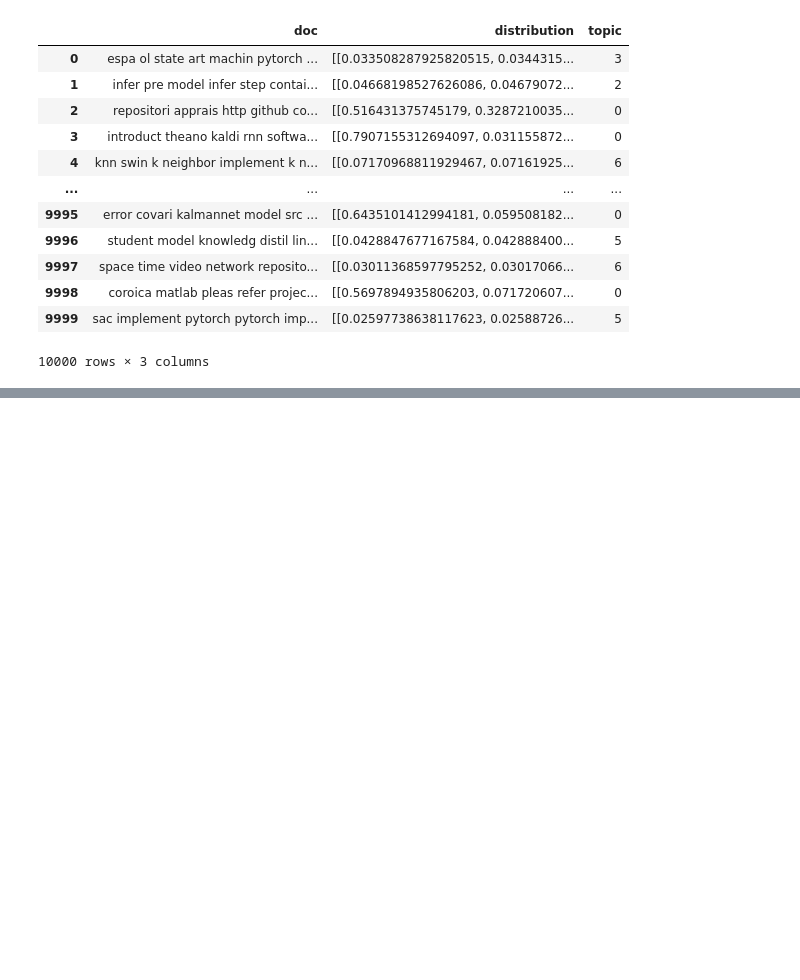
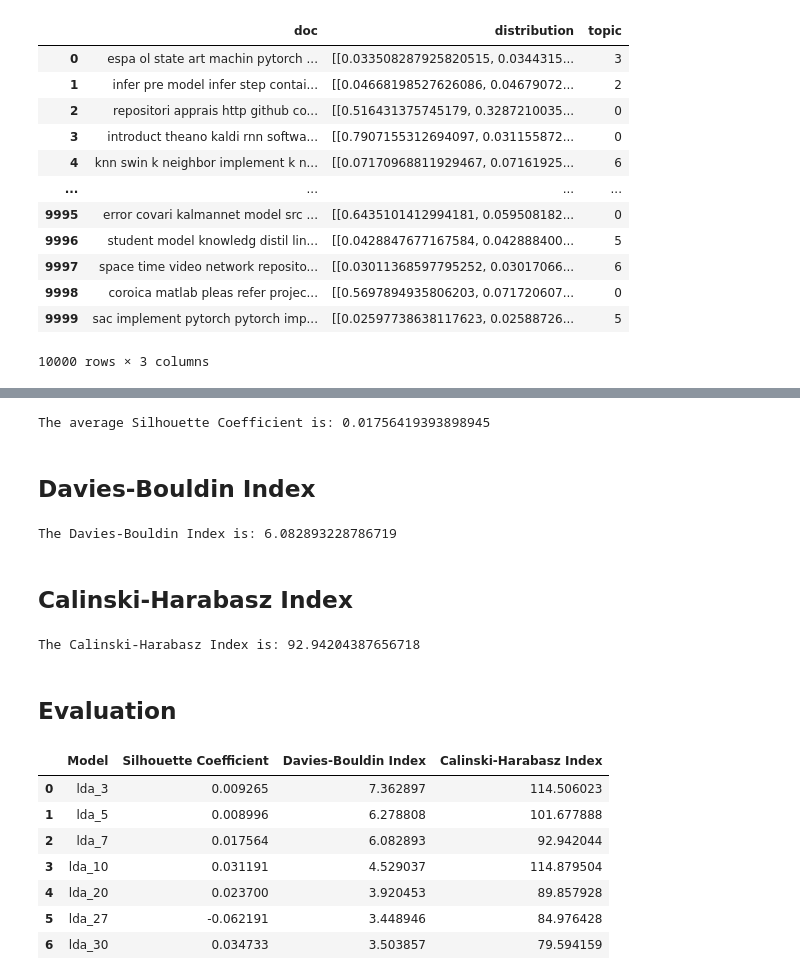
Before and after one commit to RepoMining/LDA_Abstract_README, a Jupyter notebook: lda_predict/readme_predict.ipynb, the cells around one changed output, grey strips where cells are left out. Saved outputs shown, nothing was run; the diff lists cells and outputs as text; code cells hidden in the pictures; blank space fills up the shorter version.

```diff
--- a/lda_predict/readme_predict.ipynb
+++ b/lda_predict/readme_predict.ipynb
@@ -87,0 +92,57 @@ doc_topic
+# %%
+from sklearn.metrics import silhouette_score
+silhouette_avg = silhouette_score(tfidf, doc_topic['topic'])
+# 1 is best
+print("The average Silhouette Coefficient is:", silhouette_avg)
+# %% [output]
+The average Silhouette Coefficient is: 0.01756419393898945
+# %% [markdown]
+## Davies-Bouldin Index
+# %%
+from sklearn.metrics import davies_bouldin_score
+db_index = davies_bouldin_score(tfidf.toarray(), doc_topic['topic'])
+
+print("The Davies-Bouldin Index is:", db_index)
+# %% [output]
+The Davies-Bouldin Index is: 6.082893228786719
+# %% [markdown]
+## Calinski-Harabasz Index
+# %%
+from sklearn.metrics import calinski_harabasz_score
+ch_index = calinski_harabasz_score(tfidf.toarray(), doc_topic['topic'])
+
+print("The Calinski-Harabasz Index is:", ch_index)
+# %% [output]
+The Calinski-Harabasz Index is: 92.94204387656718
+# %% [markdown]
+## Evaluation
+# %%
+def evaluate(X, labels, lda):
+    silhouette_avg = silhouette_score(X, labels)
+    db_index = davies_bouldin_score(X.toarray(), labels)
+    ch_index = calinski_harabasz_score(X.toarray(), labels)
+    return [lda, silhouette_avg, db_index, ch_index]
+
+performance = []
+for n_t in n_topics:
+    lda = load(lda_ModelPath + "lda_" + str(n_t) + ".pt")
+    rows = []
+    for idx, doc in enumerate(tfidf):
+        distribution = lda.transform(doc)
+        topic_id = np.argmax(distribution)
+        data = [docLst[idx], distribution, topic_id]
+        rows.append(data)
+    doc_topic = pd.DataFrame(rows, columns=['doc', 'distribution', 'topic'])
+    performance.append(evaluate(tfidf, doc_topic['topic'], "lda_"+str(n_t)))
+
+performance = pd.DataFrame(performance, columns=['Model', 'Silhouette Coefficient', 'Davies-Bouldin Index', 'Calinski-Harabasz Index'])
+performance
+# %% [output]
+|  | Model | Silhouette Coefficient | Davies-Bouldin Index | Calinski-Harabasz Index |
+| 0 | lda_3 | 0.009265 | 7.362897 | 114.506023 |
+| 1 | lda_5 | 0.008996 | 6.278808 | 101.677888 |
+| 2 | lda_7 | 0.017564 | 6.082893 | 92.942044 |
+| 3 | lda_10 | 0.031191 | 4.529037 | 114.879504 |
+| 4 | lda_20 | 0.023700 | 3.920453 | 89.857928 |
+| 5 | lda_27 | -0.062191 | 3.448946 | 84.976428 |
+| 6 | lda_30 | 0.034733 | 3.503857 | 79.594159 |
```
Also changed, not shown: parts of 3 cells of this notebook, 4 other files.
